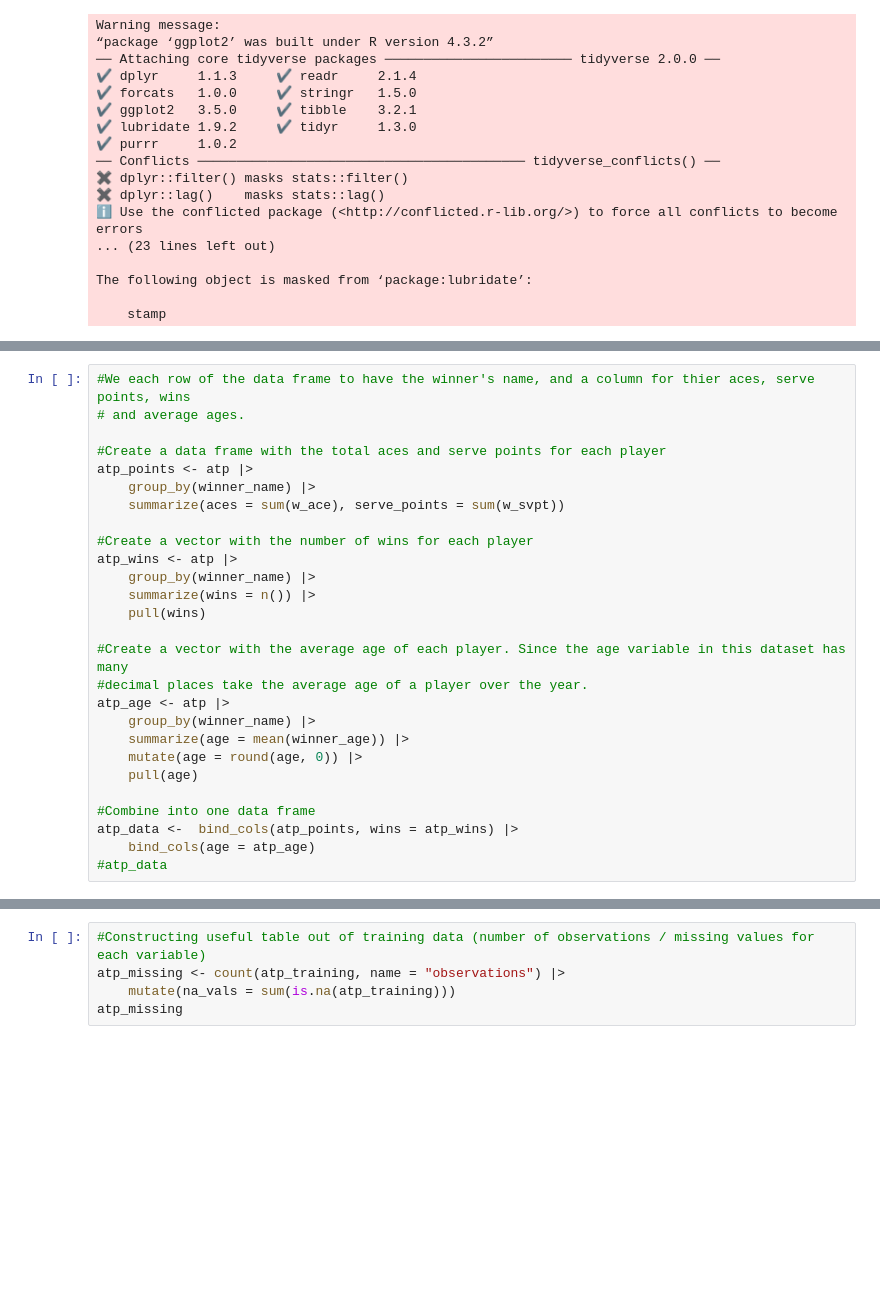
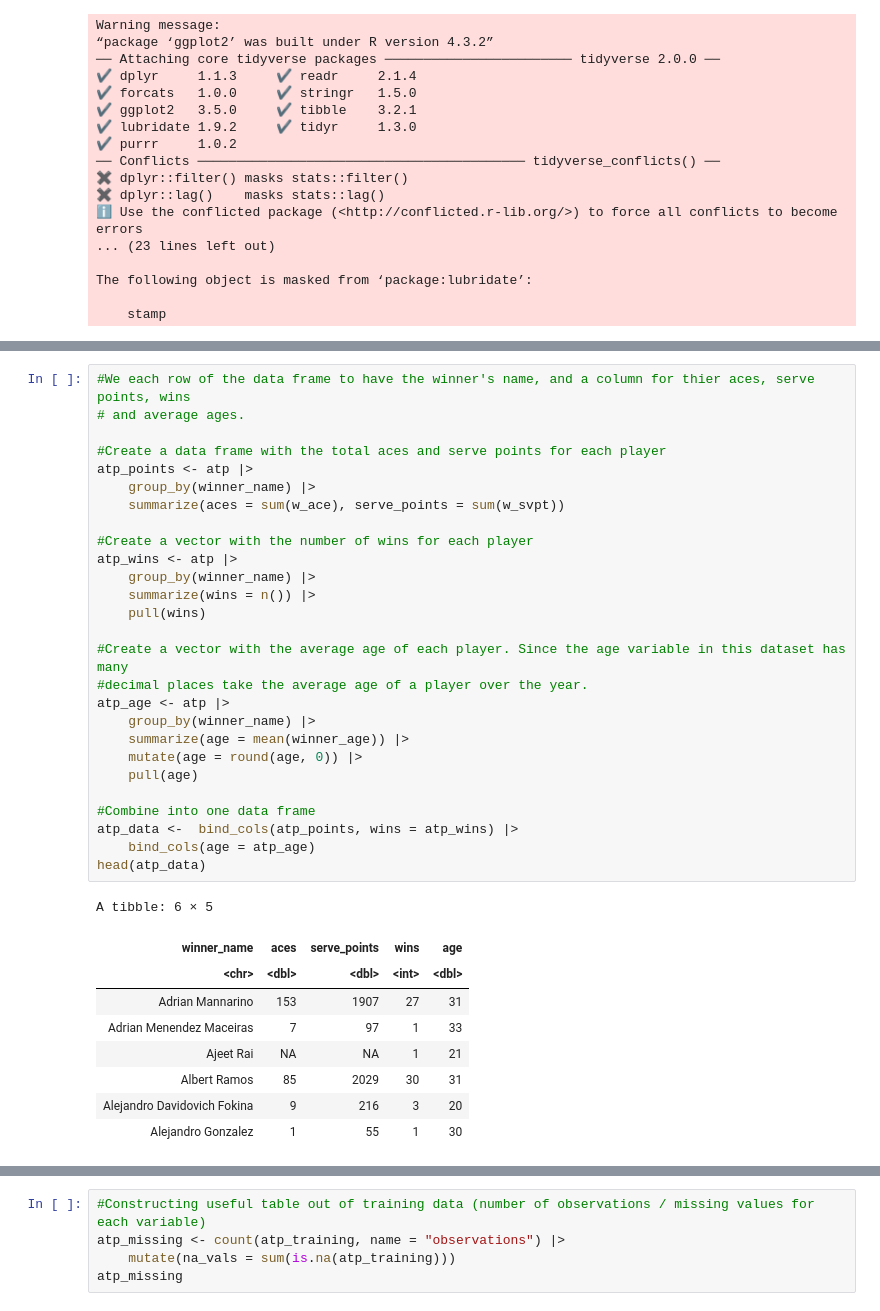
Before and after one commit to Wjolff/dsci-100-project-group20, a Jupyter notebook: group_project_proposal.ipynb, the cells around one changed output, grey strips where cells are left out. Saved outputs shown, nothing was run; the diff lists cells and outputs as text; blank space fills up the shorter version.

```diff
--- a/group_project_proposal.ipynb
+++ b/group_project_proposal.ipynb
@@ -49,28 +59,38 @@ dbl (35): draw_size, tourney_date, match_num, winner_id, winner_seed, winner...
 # %%
 #We each row of the data frame to have the winner's name, and a column for thier aces, serve points, wins
 # and average ages.
 
 #Create a data frame with the total aces and serve points for each player
 atp_points <- atp |>
     group_by(winner_name) |>
     summarize(aces = sum(w_ace), serve_points = sum(w_svpt))
 
 #Create a vector with the number of wins for each player
 atp_wins <- atp |>
     group_by(winner_name) |>
     summarize(wins = n()) |>
     pull(wins)
 
 #Create a vector with the average age of each player. Since the age variable in this dataset has many
 #decimal places take the average age of a player over the year.
 atp_age <- atp |>
     group_by(winner_name) |>
     summarize(age = mean(winner_age)) |>
     mutate(age = round(age, 0)) |>
     pull(age)
 
 #Combine into one data frame
 atp_data <-  bind_cols(atp_points, wins = atp_wins) |>
     bind_cols(age = atp_age)
-#atp_data
+head(atp_data)
+# %% [output]
+A tibble: 6 × 5
+| winner_name | aces | serve_points | wins | age |
+| <chr> | <dbl> | <dbl> | <int> | <dbl> |
+| Adrian Mannarino | 153 | 1907 | 27 | 31 |
+| Adrian Menendez Maceiras | 7 | 97 | 1 | 33 |
+| Ajeet Rai | NA | NA | 1 | 21 |
+| Albert Ramos | 85 | 2029 | 30 | 31 |
+| Alejandro Davidovich Fokina | 9 | 216 | 3 | 20 |
+| Alejandro Gonzalez | 1 | 55 | 1 | 30 |
 # %%
```
Also changed, not shown: parts of 9 cells of this notebook.
